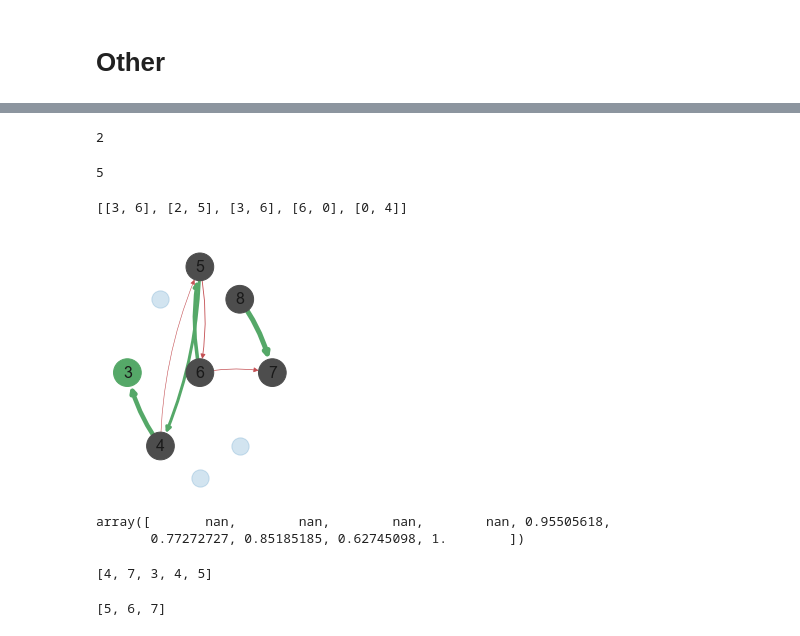
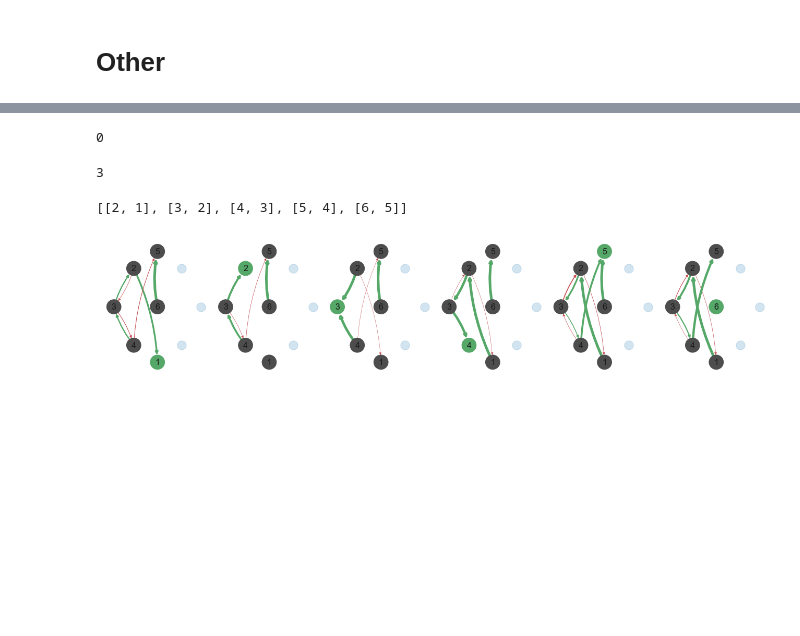
Before and after one commit to yves-weissenberger/line_loop, a Jupyter notebook: project_notebooks/line_loop/analyse_line_loop_NAVI_newdat.ipynb, the cells around one changed output, grey strips where cells are left out. Drawn from its saved outputs; the diff is of its cells as text; code cells hidden in the pictures; blank space fills up the shorter version.

```diff
--- a/project_notebooks/line_loop/analyse_line_loop_NAVI_newdat.ipynb
+++ b/project_notebooks/line_loop/analyse_line_loop_NAVI_newdat.ipynb
@@ -243,7 +230,7 @@ array([[nan,  0.,  0.,  0.,  0.,  0.,  0.,  0.,  0.],
 # %%
 now = datetime.now()
 # %%
-ROOT = "C:/Users/yweissenberger/Documents/pycontrol_newest_10_02_21/data/line_loop_batch_3NAVI/"
+ROOT = '/Users/yves/Documents/beh_dat_new_room/line_loop_batch_3NAVI/'
 fs = os.listdir(ROOT)
 res_dict = {}
 minNRew = 10
@@ -258,7 +245,7 @@ for f_ in fs:
         t1_ = re.findall(r'(202.*)-[0-9]{6}.txt',f_)[0]
         t1_ = datetime.strptime(t1_,'%Y-%m-%d')
 
-        if (now - t1_).days<=2:
+        if (now - t1_).days<=10:
             f = open(fpath,'r')
 
             lines =f.readlines()
@@ -375,19 +361,19 @@ used_rew_cols = np.where(np.nansum(perf,axis=0))[0]
 # %%
 st
 # %% [output]
-2
+0
 # %%
 nd
 # %% [output]
-5
+3
 # %%
 good_edges
 # %% [output]
-[[3, 6], [2, 5], [3, 6], [6, 0], [0, 4]]
+[[2, 1], [3, 2], [4, 3], [5, 4], [6, 5]]
 # %%
 plt.figure(figsize=(18,4))
 ctr = 1
-for ix in used_rew_cols[:1]:
+for ix in used_rew_cols:
     plt.subplot(1,len(used_rew_cols),ctr)
 
     c_rew_index = ix  #this is correct, used_rews here are in terms of states
@@ -445,44 +431,31 @@ for ix in used_rew_cols[:1]:
         G.add_edge(e[0],e[1],weight=rew_col[map_poke_to_state(e[0])],color='g')
     for e in bad_edges:
         G.add_edge(e[0],e[1],weight=1-rew_col[map_poke_to_state(e[0])],color='r')
     for e in same_edges:
         print(ctr,map_poke_to_state(e[0]),map_poke_to_state(e[1]))
         G.add_edge(e[0],e[1],weight=rew_col[map_poke_to_state(e[0])],color='.3')
 
     weights = nx.get_edge_attributes(G,'weight')
     colors = nx.get_edge_attributes(G,'color')
     node_colors = ['.3' for _ in range(len(used_states))]
 
     node_colors[list(G.nodes).index(map_state_to_poke(c_rew_index))] = 'g'
     #node_colors[0] = 'g'
     nx.draw(G,
         pos=pos,
             width=(10**(np.array(list(weights.values()))))/2,
             edge_color=np.array(list(colors.values())),
             connectionstyle="arc3,rad=-0.1",
             node_color=node_colors,
             node_size=768,)
 
     labels = {i:j for i,j in zip(sorted(used_pokes),[map_poke_to_state(i) for i in sorted(used_pokes)])}
     nx.draw_networkx_labels(G, pos, labels, font_size=16)
     #print([map_poke_to_state(i) for j in same_edges for i in j])
     #print(G.node)
     ctr += 1
 plt.tight_layout()
 #plt.savefig("/Users/yves/Debsktop/tpf/navi_decisions.svg")
 #plt.savefig("/Users/yves/Desktop/tpf/navi_decisions.png",dpi=300)
 # %% [output]
-[figure, old version]
+[figure, new version]
-# %%
-rew_col
-# %% [output]
-array([       nan,        nan,        nan,        nan, 0.95505618,
-       0.77272727, 0.85185185, 0.62745098, 1.        ])
-# %%
-[map_poke_to_state(i[1]) for i in good_edges]
-# %% [output]
-[4, 7, 3, 4, 5]
-# %%
-[map_poke_to_state(i[1]) for i in bad_edges]
-# %% [output]
-[5, 6, 7]
```
Also changed, not shown: parts of 47 cells of this notebook, 2 other files.
